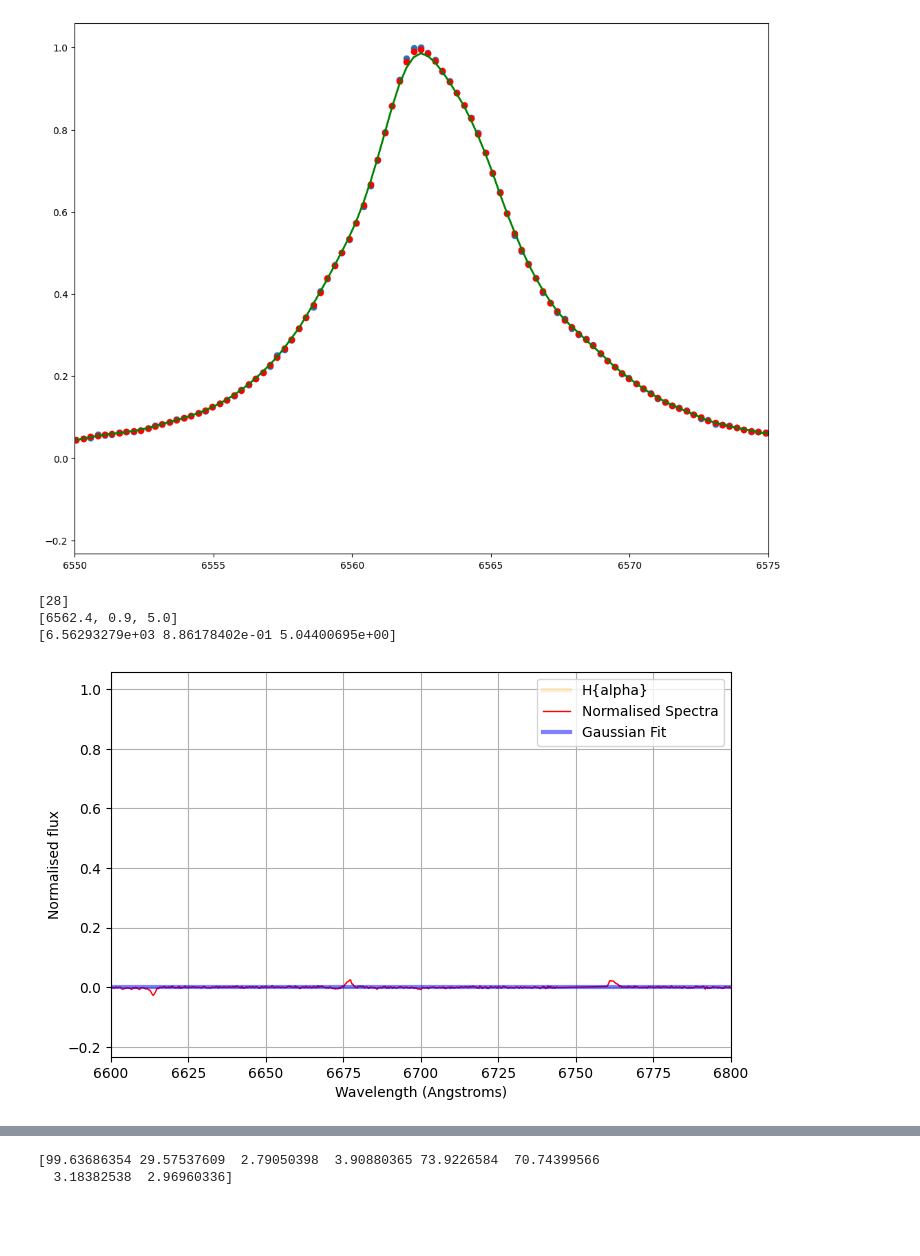
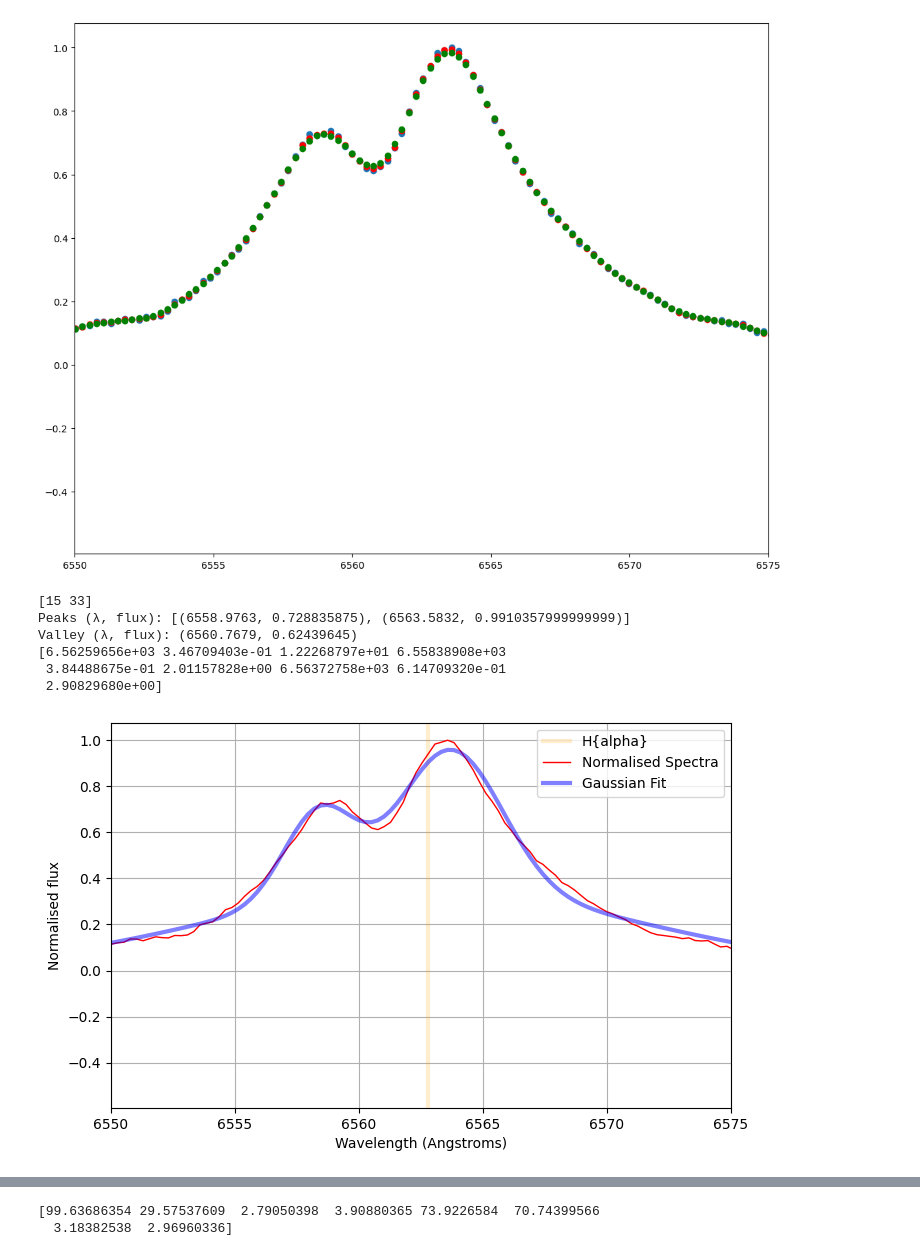
Before and after one commit to Sidius-DEV/IR_Variability_Of_BeXRBs_PhD, a Jupyter notebook: Scripts/Test_H_alpha_gausian_fitting.ipynb, the cells around one changed output, grey strips where cells are left out. Drawn from its saved outputs; the diff is of its cells as text; code cells hidden in the pictures; blank space fills up the shorter version.

```diff
--- a/Scripts/Test_H_alpha_gausian_fitting.ipynb
+++ b/Scripts/Test_H_alpha_gausian_fitting.ipynb
@@ -15,7 +15,7 @@ quantity_support()
 
 # Script to perform multiple Gaussian/Lorentzian/Voigt fits on the, single/double peak H-alpha line (on the blue, center and red peak)
 
-file = np.loadtxt("smbxgpP201206270016_cr_cg_wr_01.txt") # smbxgpP201206270016_cr_cg_wr_01.txt smbxgpP201401200077_cr_cg_wr_01.txt smbxgpP202001120152_cr_cg_wr_01.txt
+file = np.loadtxt("smbxgpP201401200077_cr_cg_wr_01.txt") # smbxgpP201206270016_cr_cg_wr_01.txt smbxgpP201401200077_cr_cg_wr_01.txt smbxgpP202001120152_cr_cg_wr_01.txt
 x = file[:,0]
 y = file[:,1]
 
@@ -214,17 +214,17 @@ def spec_normalisation(x,y):
 # %%
 xmin,xmax = 6550,6575
 graph_W,graph_H = 8,5
 
 fig=plt.figure(figsize=(graph_W+5,graph_H+5))
 plt.xlim(xmin,xmax)
 plt.plot(x, y,'o')
 # plt.show()
 # plt.close()
 plt.plot(x, smooth(y,3), 'ro', lw=2)
 # plt.show()
 # plt.close()
-plt.plot(x, smooth(y,5), 'g-', lw=2)
+plt.plot(x, smooth(y,5), 'go', lw=1.5)
 plt.show()
 plt.close()
 # %% [output]
-[figure, old version]
+[figure, new version]
@@ -297,10 +273,13 @@ plt.legend()
 plt.savefig('Gaussian_demo.png')
 ###########
 # %% [output]
-[28]
-[6562.4, 0.9, 5.0]
-[6.56293279e+03 8.86178402e-01 5.04400695e+00]
+[15 33]
+Peaks (λ, flux): [(6558.9763, 0.728835875), (6563.5832, 0.9910357999999999)]
+Valley (λ, flux): (6560.7679, 0.62439645)
+[6.56259656e+03 3.46709403e-01 1.22268797e+01 6.55838908e+03
+ 3.84488675e-01 2.01157828e+00 6.56372758e+03 6.14709320e-01
+ 2.90829680e+00]
-[figure, old version]
+[figure, new version]
 # %%
 ########### Lorentzian fitting and plot:
 # guess = [6555, 1.4, 6.0, 6561.0, -1.1, 3.0, 6565.0, 1.6, 4.0]
```
Also changed, not shown: parts of 4 cells of this notebook, 4 other files.
